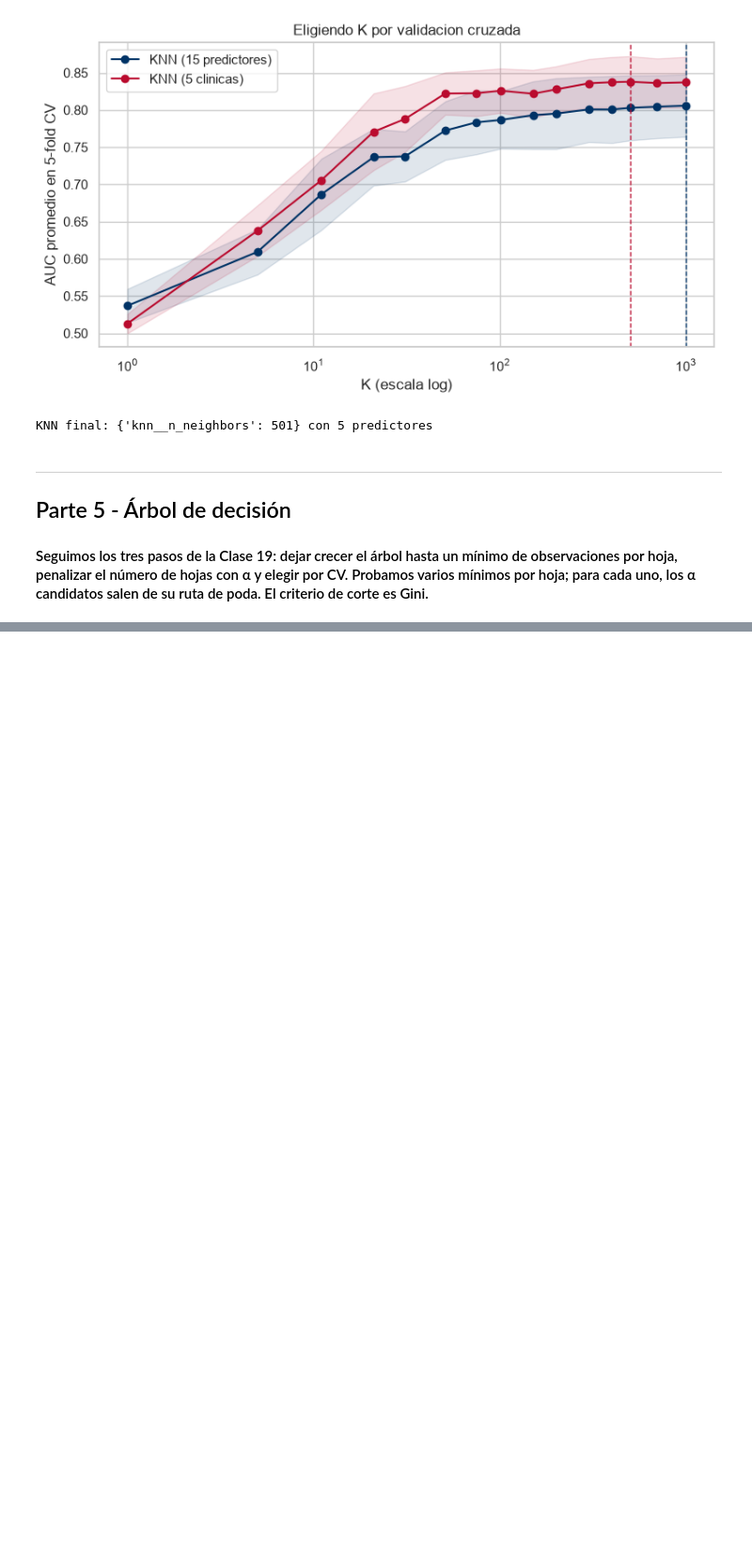
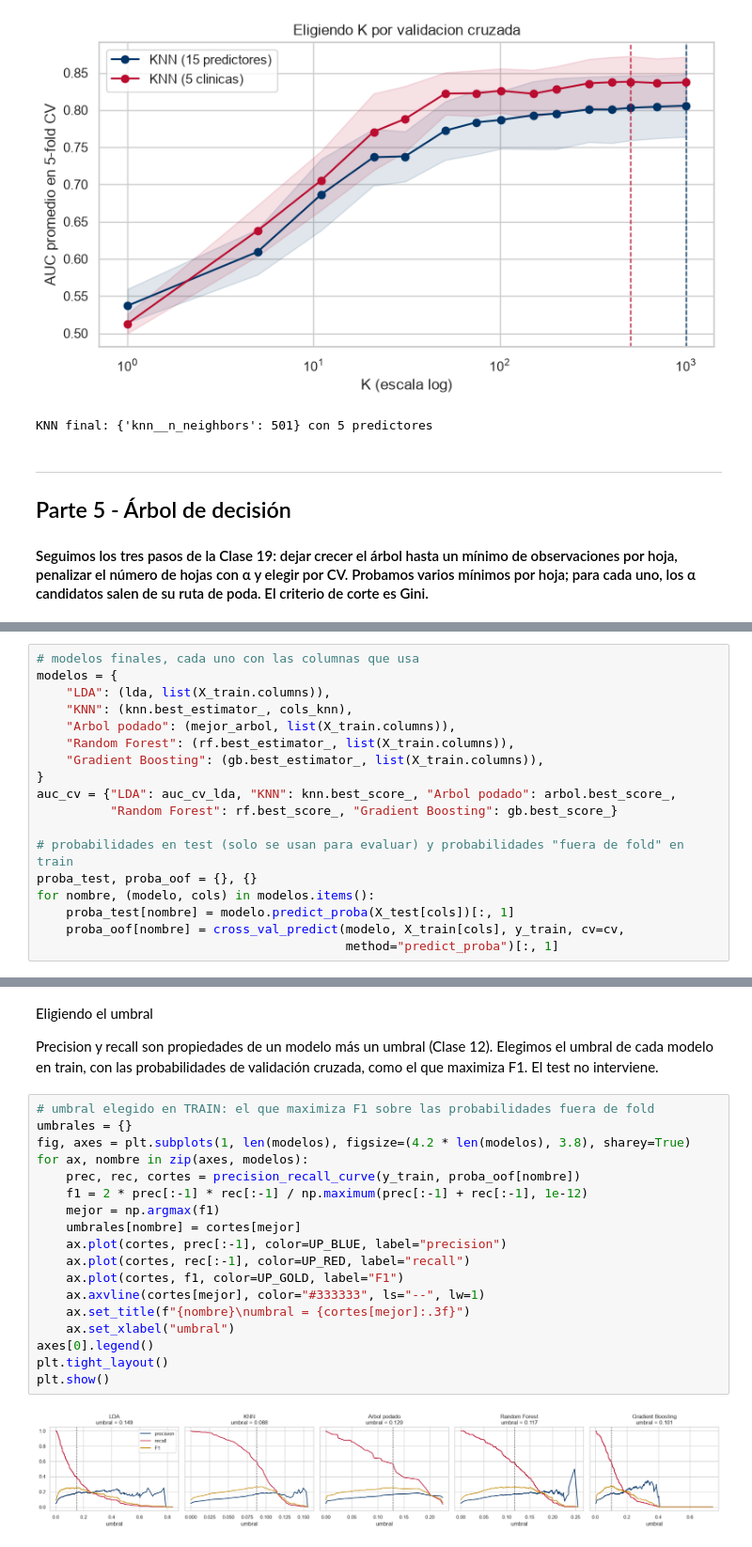
Before and after one commit to Ando0611/Proyecto_ML, a Jupyter notebook: Proyecto.ipynb, the cells around one changed output, grey strips where cells are left out. Shown at 94% size. Saved outputs shown, nothing was run; the diff lists cells and outputs as text; blank space fills up the shorter version.

```diff
--- a/Proyecto.ipynb
+++ b/Proyecto.ipynb
@@ -427,0 +549,18 @@ KNN final: {'knn__n_neighbors': 501} con 5 predictores
+# %%
+# modelos finales, cada uno con las columnas que usa
+modelos = {
+    "LDA": (lda, list(X_train.columns)),
+    "KNN": (knn.best_estimator_, cols_knn),
+    "Arbol podado": (mejor_arbol, list(X_train.columns)),
+    "Random Forest": (rf.best_estimator_, list(X_train.columns)),
+    "Gradient Boosting": (gb.best_estimator_, list(X_train.columns)),
+}
+auc_cv = {"LDA": auc_cv_lda, "KNN": knn.best_score_, "Arbol podado": arbol.best_score_,
+          "Random Forest": rf.best_score_, "Gradient Boosting": gb.best_score_}
+
+# probabilidades en test (solo se usan para evaluar) y probabilidades "fuera de fold" en train
+proba_test, proba_oof = {}, {}
+for nombre, (modelo, cols) in modelos.items():
+    proba_test[nombre] = modelo.predict_proba(X_test[cols])[:, 1]
+    proba_oof[nombre] = cross_val_predict(modelo, X_train[cols], y_train, cv=cv,
+                                          method="predict_proba")[:, 1]
@@ -427,0 +598,24 @@ KNN final: {'knn__n_neighbors': 501} con 5 predictores
+# %% [markdown]
+Eligiendo el umbral
+
+Precision y recall son propiedades de un modelo más un umbral (Clase 12). Elegimos el umbral de cada modelo en train, con las probabilidades de validación cruzada, como el que maximiza F1. El test no interviene.
+# %%
+# umbral elegido en TRAIN: el que maximiza F1 sobre las probabilidades fuera de fold
+umbrales = {}
+fig, axes = plt.subplots(1, len(modelos), figsize=(4.2 * len(modelos), 3.8), sharey=True)
+for ax, nombre in zip(axes, modelos):
+    prec, rec, cortes = precision_recall_curve(y_train, proba_oof[nombre])
+    f1 = 2 * prec[:-1] * rec[:-1] / np.maximum(prec[:-1] + rec[:-1], 1e-12)
+    mejor = np.argmax(f1)
+    umbrales[nombre] = cortes[mejor]
+    ax.plot(cortes, prec[:-1], color=UP_BLUE, label="precision")
+    ax.plot(cortes, rec[:-1], color=UP_RED, label="recall")
+    ax.plot(cortes, f1, color=UP_GOLD, label="F1")
+    ax.axvline(cortes[mejor], color="#333333", ls="--", lw=1)
+    ax.set_title(f"{nombre}\numbral = {cortes[mejor]:.3f}")
+    ax.set_xlabel("umbral")
+axes[0].legend()
+plt.tight_layout()
+plt.show()
+# %% [output]
+[figure, added]
```
Also changed, not shown: parts of 19 cells of this notebook.
